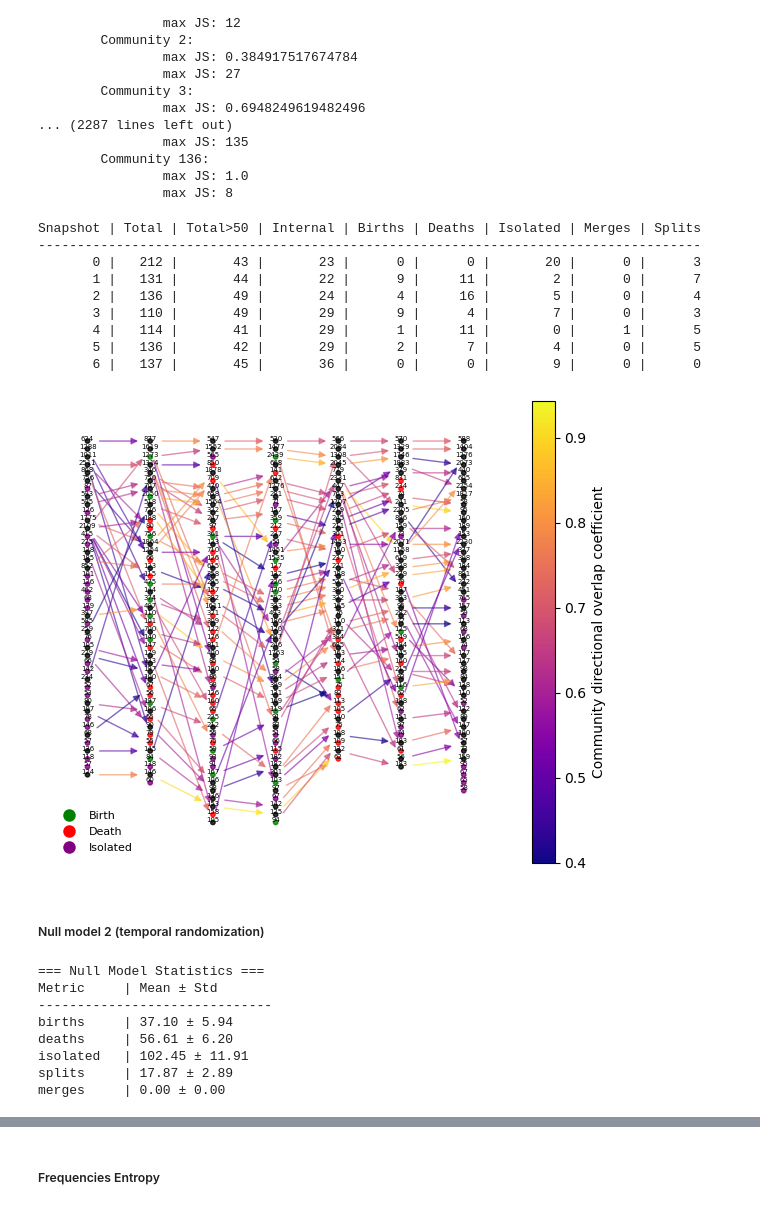
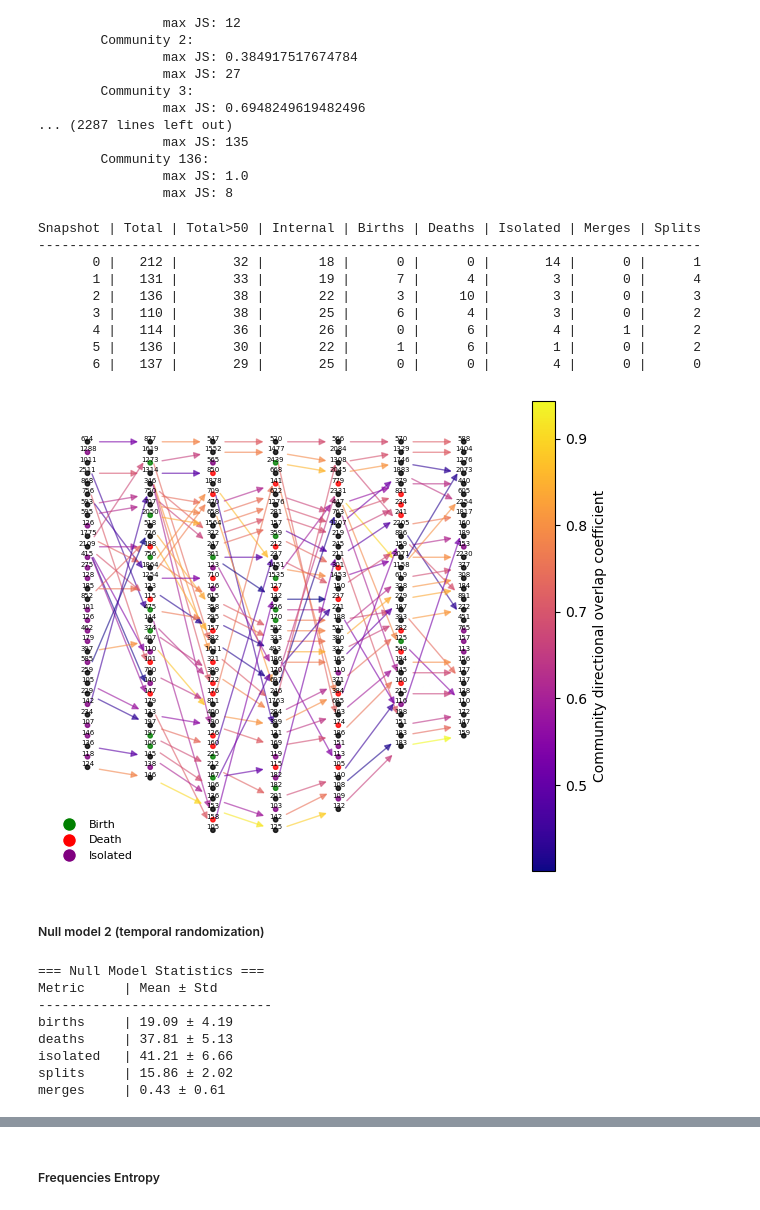
Before and after one commit to ChefBB/acn_project, a Jupyter notebook: dynet/RQ2.ipynb, the cells around one changed output, grey strips where cells are left out. Drawn from its saved outputs; the diff is of its cells as text; code cells hidden in the pictures.

```diff
--- a/dynet/RQ2.ipynb
+++ b/dynet/RQ2.ipynb
@@ -269,18 +269,18 @@ from matplotlib.lines import Line2D
 # --------------------------------------------------
 # Graph construction
 # --------------------------------------------------
-def build_temporal_graph(sim_matrices, community_sizes, threshold):
+def build_temporal_graph(sim_matrices, community_sizes, threshold, min_comm_size=50):
     G = nx.DiGraph()
 
     for t, sim in enumerate(sim_matrices):
         n_curr, n_prev = sim.shape
 
         for i in range(n_prev):
-            if community_sizes[t][i] > 50:
+            if community_sizes[t][i] > min_comm_size:
                 G.add_node((t, i), snapshot=t, size=community_sizes[t][i])
 
         for j in range(n_curr):
-            if community_sizes[t + 1][j] > 50:
+            if community_sizes[t + 1][j] > min_comm_size:
                 G.add_node((t + 1, j), snapshot=t + 1, size=community_sizes[t + 1][j])
 
         for i in range(n_prev):
@@ -288,8 +288,8 @@ def build_temporal_graph(sim_matrices, community_sizes, threshold):
                 w = sim[j, i]
                 if (
                     w >= threshold
-                    and community_sizes[t][i] > 50
-                    and community_sizes[t + 1][j] > 50
+                    and community_sizes[t][i] > min_comm_size
+                    and community_sizes[t + 1][j] > min_comm_size
                 ):
                     G.add_edge(
                         (t, i),
@@ -479,9 +479,10 @@ def plot_temporal_community_similarity(
     x_spacing=3.0,
     y_spacing=1.0,
     node_size=50,
-    font_size=8
+    font_size=8,
+    min_comm_size=50
 ):
-    G = build_temporal_graph(sim_matrices, community_sizes, threshold)
+    G = build_temporal_graph(sim_matrices, community_sizes, threshold, min_comm_size)
     pos = compute_layered_layout(G, x_spacing, y_spacing)
 
     _, ax = plt.subplots(figsize=(6, 5))
@@ -2005,18 +2009,18 @@ Snapshot 2 w.r.t. snapshot 1 (shape: (131, 212)):
                 max JS: 1.0
                 max JS: 8
 # %%
-plot_temporal_community_similarity(sim_matrices, community_sizes, node_size=10, threshold=0.4, font_size=5)
+plot_temporal_community_similarity(sim_matrices, community_sizes, node_size=10, threshold=0.4, font_size=5, min_comm_size=100)
 # %% [output]
 Snapshot | Total | Total>50 | Internal | Births | Deaths | Isolated | Merges | Splits
 -------------------------------------------------------------------------------------
-       0 |   212 |       43 |       23 |      0 |      0 |       20 |      0 |      3
-       1 |   131 |       44 |       22 |      9 |     11 |        2 |      0 |      7
-       2 |   136 |       49 |       24 |      4 |     16 |        5 |      0 |      4
-       3 |   110 |       49 |       29 |      9 |      4 |        7 |      0 |      3
-       4 |   114 |       41 |       29 |      1 |     11 |        0 |      1 |      5
-       5 |   136 |       42 |       29 |      2 |      7 |        4 |      0 |      5
-       6 |   137 |       45 |       36 |      0 |      0 |        9 |      0 |      0
+       0 |   212 |       32 |       18 |      0 |      0 |       14 |      0 |      1
+       1 |   131 |       33 |       19 |      7 |      4 |        3 |      0 |      4
+       2 |   136 |       38 |       22 |      3 |     10 |        3 |      0 |      3
+       3 |   110 |       38 |       25 |      6 |      4 |        3 |      0 |      2
+       4 |   114 |       36 |       26 |      0 |      6 |        4 |      1 |      2
+       5 |   136 |       30 |       22 |      1 |      6 |        1 |      0 |      2
+       6 |   137 |       29 |       25 |      0 |      0 |        4 |      0 |      0
-[figure, old version]
+[figure, new version]
 # %% [markdown]
 ##### Null model 2 (temporal randomization)
 # %%
@@ -2026,14 +2030,19 @@ for i in range(1, 8):
     file = os.path.join('infomap_clusterings', f'clust_snap{i}.json')
     with open(file, 'r', encoding='utf-8') as f:
         part_cur = json.load(f)
+    # part = list()
+    # for comm in part_cur:
+    #     # print(len(comm))
+    #     if len(comm) >= 50:
+    #         part.append(comm)
     partitions.append(part_cur)
-
 
 null2_stats = run_null_model_temporal_randomization(
     partitions=partitions,
     community_sizes=community_sizes,
-    threshold=0.5,
-    n_runs=1000
+    threshold=0.4,
+    n_runs=1000,
+    min_comm_size=100
 )
 
 print_null_stats(null2_stats)
@@ -2041,11 +2050,11 @@ print_null_stats(null2_stats)
 === Null Model Statistics ===
 Metric     | Mean ± Std
 ------------------------------
-births     | 37.10 ± 5.94
-deaths     | 56.61 ± 6.20
-isolated   | 102.45 ± 11.91
-splits     | 17.87 ± 2.89
-merges     | 0.00 ± 0.00
+births     | 19.09 ± 4.19
+deaths     | 37.81 ± 5.13
+isolated   | 41.21 ± 6.66
+splits     | 15.86 ± 2.02
+merges     | 0.43 ± 0.61
 # %%
 # Compute observed (real order)
 observed_counts = compute_original_event_counts(
```
Also changed, not shown: parts of 10 cells of this notebook.
